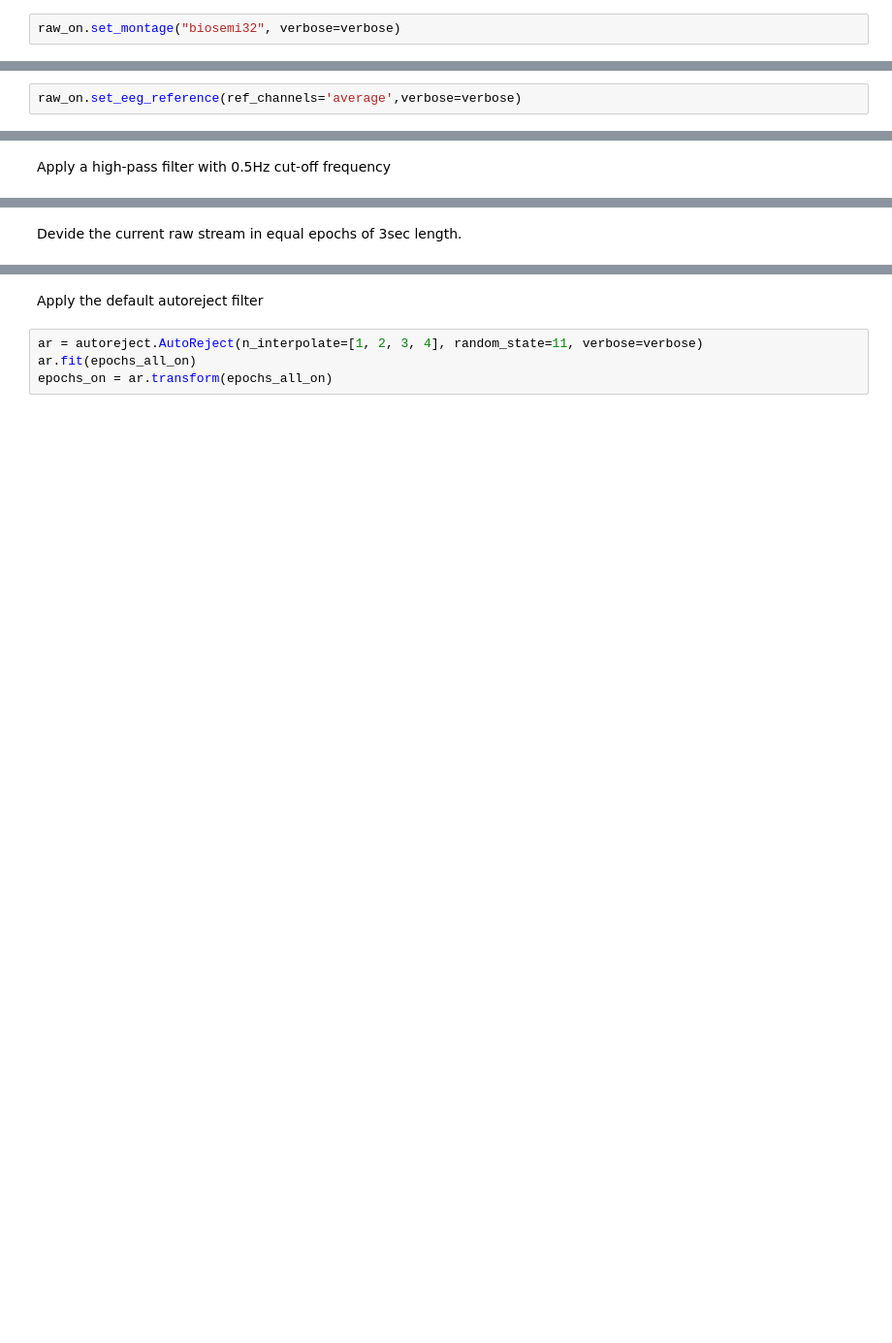
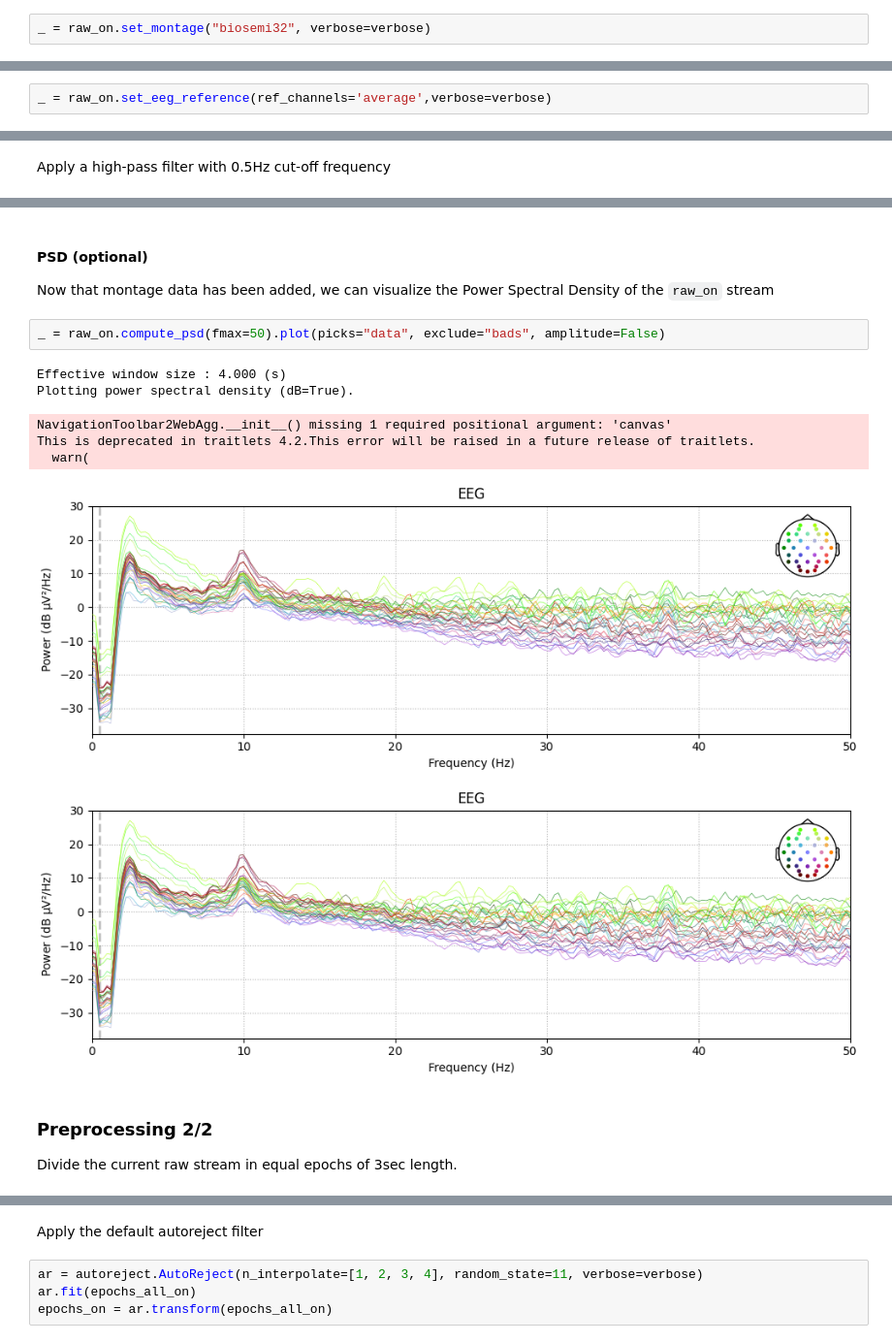
Before and after one commit to F2HEAL/PACFeedback, a Jupyter notebook: Notebooks/Intro.ipynb, the cells around one changed output, grey strips where cells are left out. Shown at 97% size. Drawn from its saved outputs; the diff is of its cells as text; blank space fills up the shorter version.

```diff
--- a/Notebooks/Intro.ipynb
+++ b/Notebooks/Intro.ipynb
@@ -128,8 +205,8 @@ raw_on.drop_channels(['EXG1', 'EXG2', 'EXG3', 'EXG4','EXG5', 'EXG6', 'EXG7', 'EX
 # %% [markdown]
 Set the correct headset montage details, specify the model mentioned by George et al. in "Dopaminergic therapy in Parkinson's disease decreases cortical beta band coherence in the resting state and increases cortical beta band power during executive control"
 # %%
-raw_on.set_montage("biosemi32", verbose=verbose)
+_ = raw_on.set_montage("biosemi32", verbose=verbose)
 # %% [markdown]
 Create a new virtual electrode by averaging all channels, the re-reference the data according to this new virtual reference.
 # %%
-raw_on.set_eeg_reference(ref_channels='average',verbose=verbose)
+_ = raw_on.set_eeg_reference(ref_channels='average',verbose=verbose)
@@ -140,4 +234,20 @@ raw_on.filter(0.5, None, fir_design='firwin', phase='zero-double', verbose=verbo
+# %% [markdown]
+#### PSD (optional)
+
+Now that montage data has been added, we can visualize the Power Spectral Density of the `raw_on` stream
+# %%
+_ = raw_on.compute_psd(fmax=50).plot(picks="data", exclude="bads", amplitude=False)
+# %% [output]
+Effective window size : 4.000 (s)
+Plotting power spectral density (dB=True).
+NavigationToolbar2WebAgg.__init__() missing 1 required positional argument: 'canvas'
+This is deprecated in traitlets 4.2.This error will be raised in a future release of traitlets.
+  warn(
+[figure, added]
+[figure, added]
 # %% [markdown]
-Devide the current raw stream in equal epochs of 3sec length.
+### Preprocessing 2/2
+
+Divide the current raw stream in equal epochs of 3sec length.
 # %%
 epochs_all_on = mne.make_fixed_length_epochs(raw_on, duration=3, preload=True, verbose=verbose)
```
Also changed, not shown: parts of 35 cells of this notebook.
